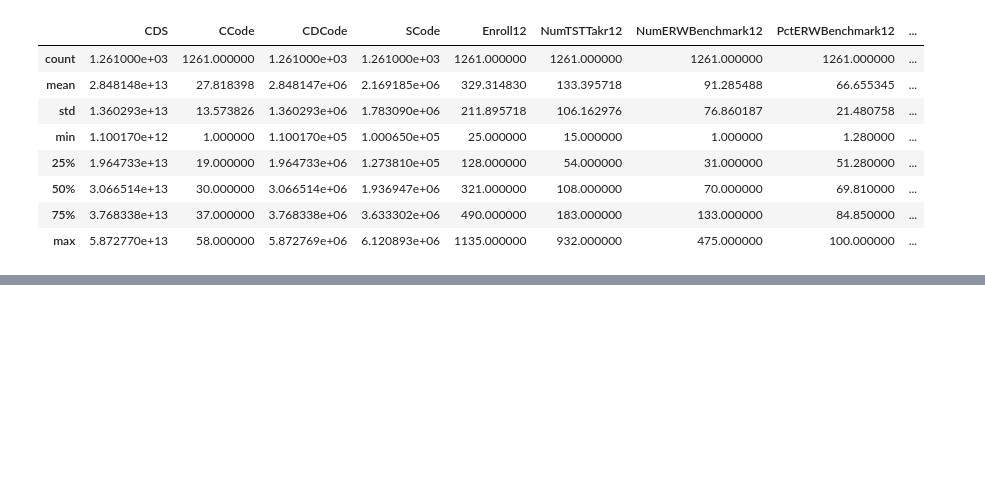
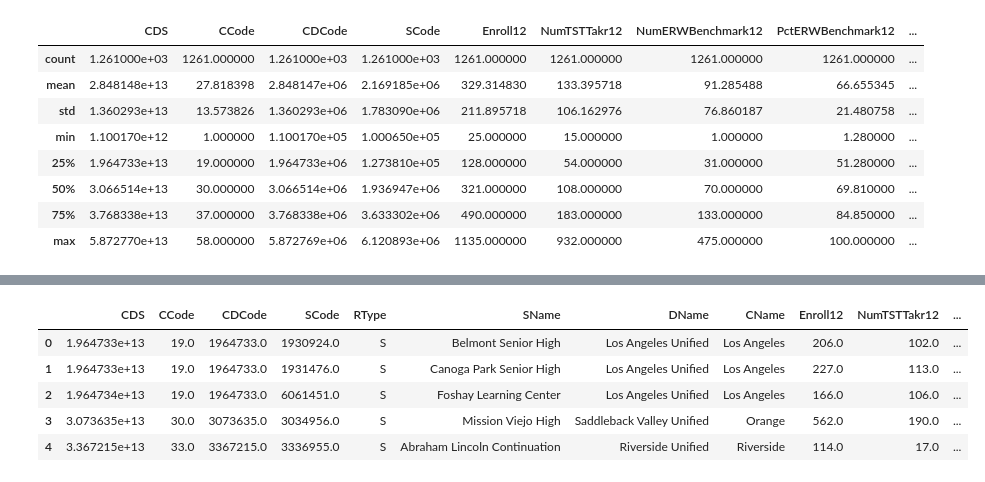
Before and after one commit to woodstockwins/1213-iris, a Jupyter notebook: projects/project-1-master/school_parse.ipynb, the cells around one changed output, grey strips where cells are left out. Cells and saved outputs as stored; diff of their text form; code cells hidden in the pictures; blank space fills up the shorter version.

```diff
--- a/projects/project-1-master/school_parse.ipynb
+++ b/projects/project-1-master/school_parse.ipynb
@@ -344,0 +415,4 @@ df_sat_state.to_csv('./data-clean/sat_ca_state_2019.csv', index=False)
+# %%
+# Correct similarly named schools for charter school / school name merge in sat dataset
+df_sat_scho.loc[[975, 249, 978, 857, 116, 1074, 1085, 211, 1137, 930, 125, ], 'sim'] = 1
+# Found an additional 11 charter schools
@@ -344,0 +446,20 @@ df_sat_state.to_csv('./data-clean/sat_ca_state_2019.csv', index=False)
+# %%
+# drop cleaning columns
+df_sat_scho.drop(['sim_name', 'sim_name_county'], axis=1, inplace=True)
+df_act_scho.drop(['sim_name', 'sim_name_county'], axis=1, inplace=True)
+# %%
+# rename sim column to is_charter yes/no
+df_sat_scho.rename(columns={'sim':'is_charter'}, inplace=True)
+df_act_scho.rename(columns={'sim':'is_charter'}, inplace=True)
+# %%
+df_sat_scho['is_charter'] = df_sat_scho['is_charter'].apply(lambda x: 1 if x == 1 else 0)
+df_act_scho['is_charter'] = df_act_scho['is_charter'].apply(lambda x: 1 if x == 1 else 0)
+# %%
+df_sat_scho.head()
+# %% [output]
+|  | CDS | CCode | CDCode | SCode | RType | SName | DName | CName | Enroll12 | NumTSTTakr12 | ... |
+| 0 | 1.964733e+13 | 19.0 | 1964733.0 | 1930924.0 | S | Belmont Senior High | Los Angeles Unified | Los Angeles | 206.0 | 102.0 | ... |
+| 1 | 1.964733e+13 | 19.0 | 1964733.0 | 1931476.0 | S | Canoga Park Senior High | Los Angeles Unified | Los Angeles | 227.0 | 113.0 | ... |
+| 2 | 1.964734e+13 | 19.0 | 1964733.0 | 6061451.0 | S | Foshay Learning Center | Los Angeles Unified | Los Angeles | 166.0 | 106.0 | ... |
+| 3 | 3.073635e+13 | 30.0 | 3073635.0 | 3034956.0 | S | Mission Viejo High | Saddleback Valley Unified | Orange | 562.0 | 190.0 | ... |
+| 4 | 3.367215e+13 | 33.0 | 3367215.0 | 3336955.0 | S | Abraham Lincoln Continuation | Riverside Unified | Riverside | 114.0 | 17.0 | ... |
```
Also changed, not shown: parts of 15 cells of this notebook.
